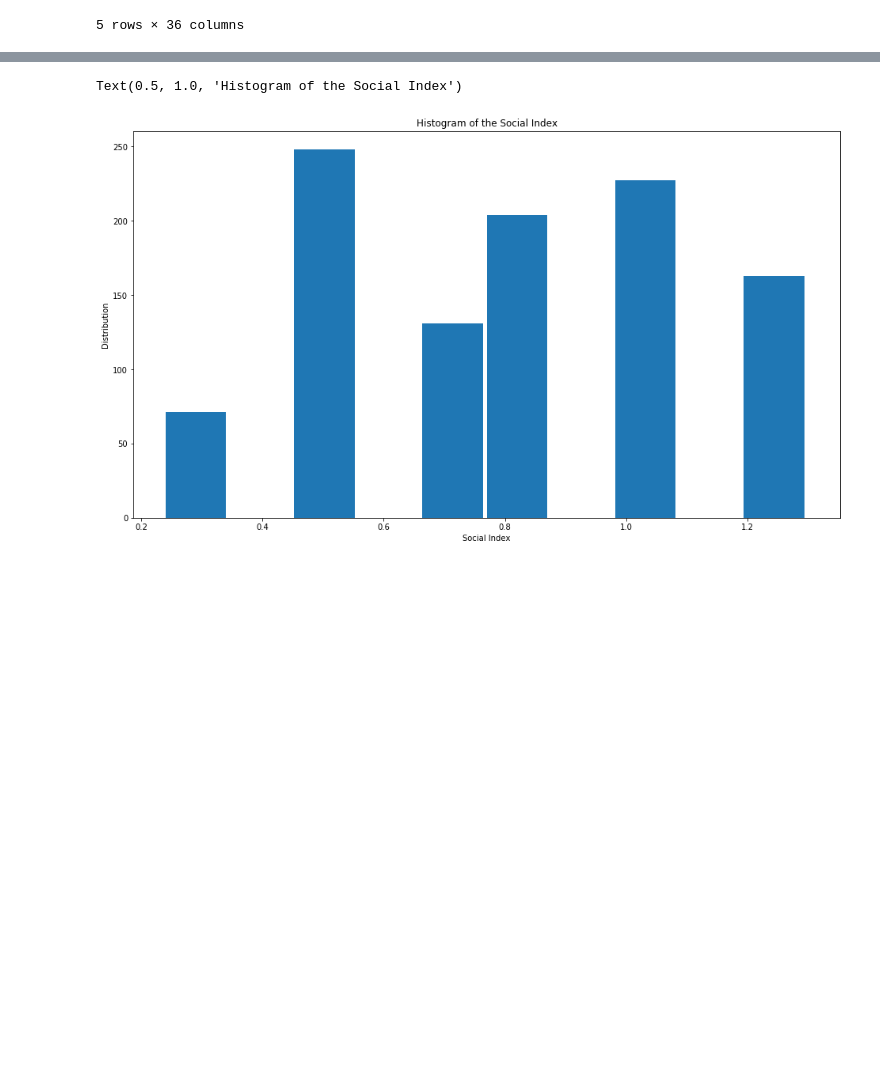
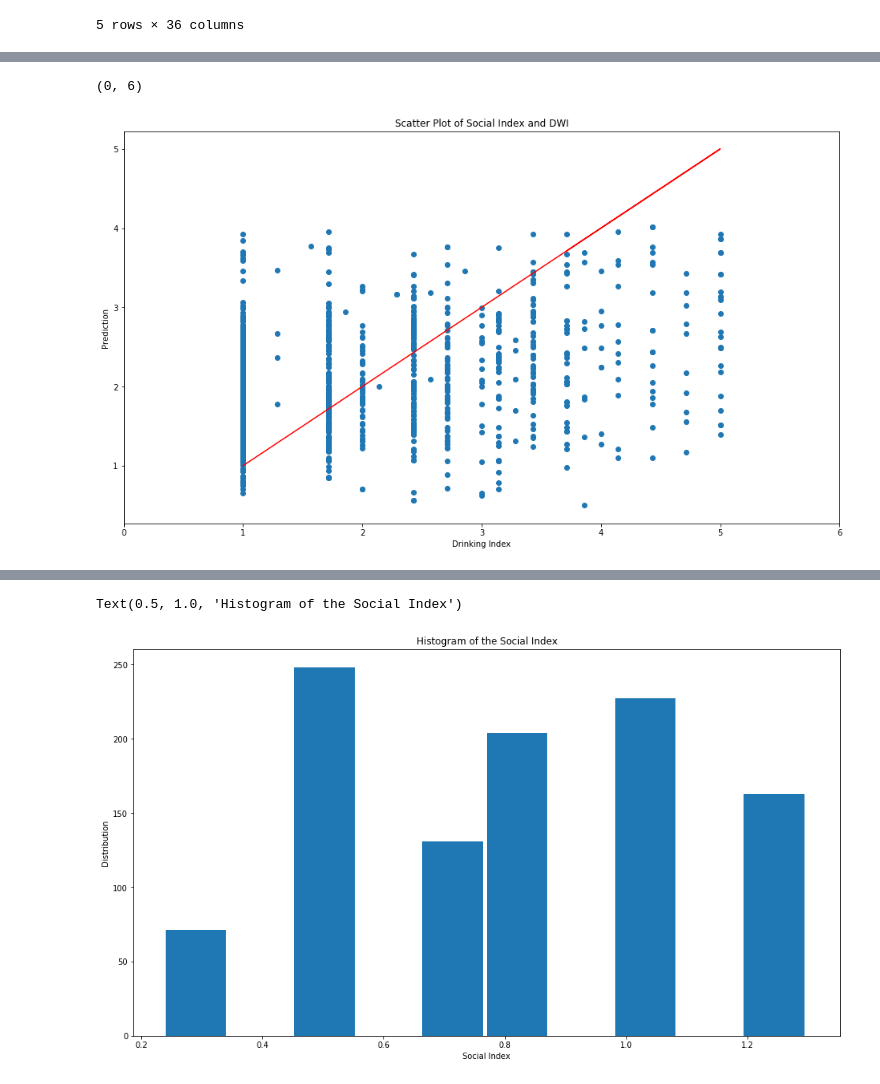
Before and after one commit to chengyi9/370-final, a Jupyter notebook: Rough Work.ipynb, the cells around one changed output, grey strips where cells are left out. Drawn from its saved outputs; the diff is of its cells as text; code cells hidden in the pictures; blank space fills up the shorter version.

```diff
--- a/Rough Work.ipynb
+++ b/Rough Work.ipynb
@@ -130,2 +132,15 @@ df_stats.corr().abs()
 # %%
 df_nice['prediction'] = pd.DataFrame(lm.predict())
+# %%
+plt.figure(figsize=(16,9))
+plt.scatter(df_nice["Drinking Index"], df_nice["prediction"])
+plt.xlabel("Drinking Index")
+plt.ylabel("Prediction")
+plt.title("Scatter Plot of Social Index and DWI")
+plt.plot(df_nice["Drinking Index"], df_nice["Drinking Index"], c="r")
+
+plt.xlim(0,6)
+plt.xlim(0,6)
+# %% [output]
+(0, 6)
+[figure, added]
```
Also changed, not shown: parts of 9 cells of this notebook.
